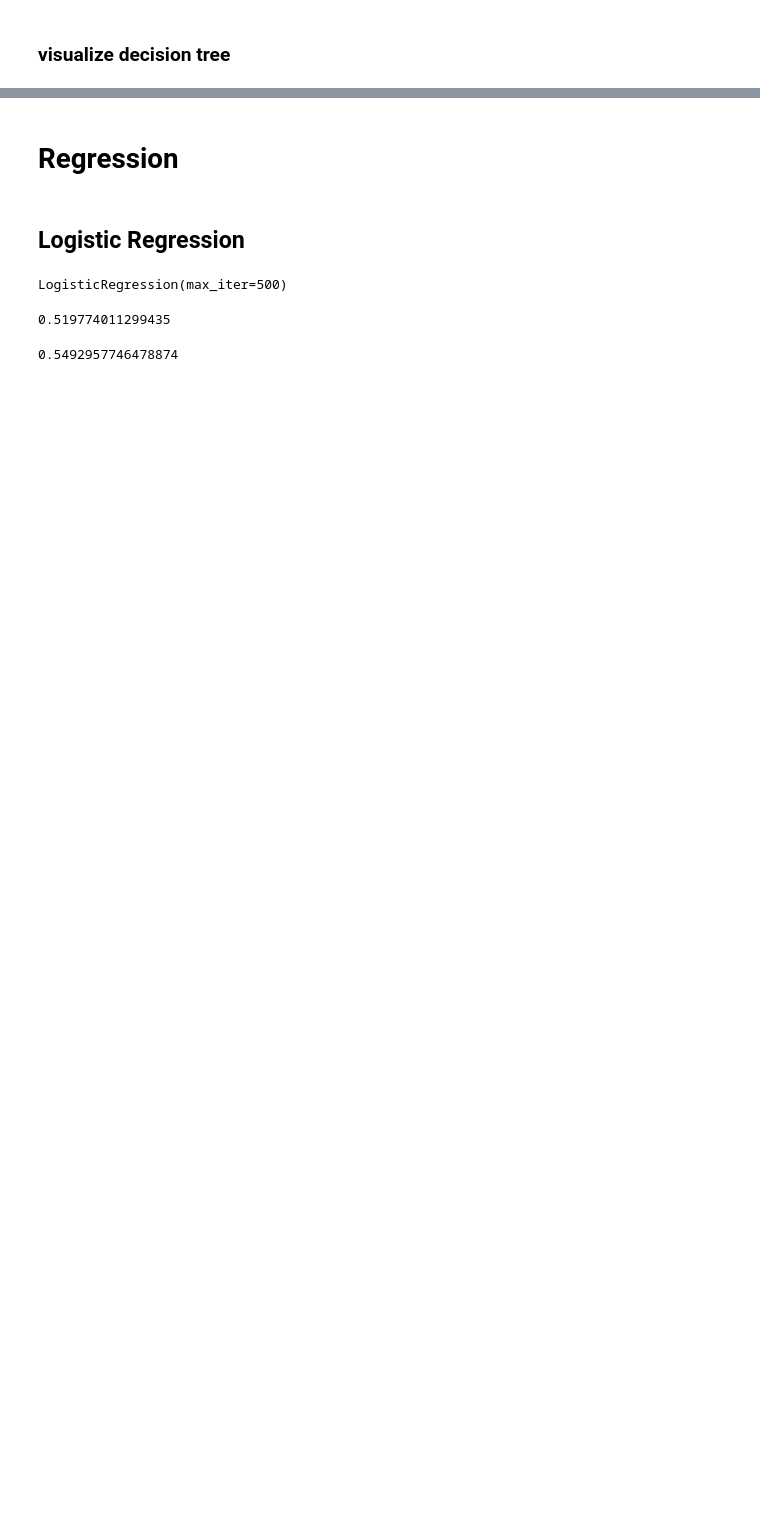
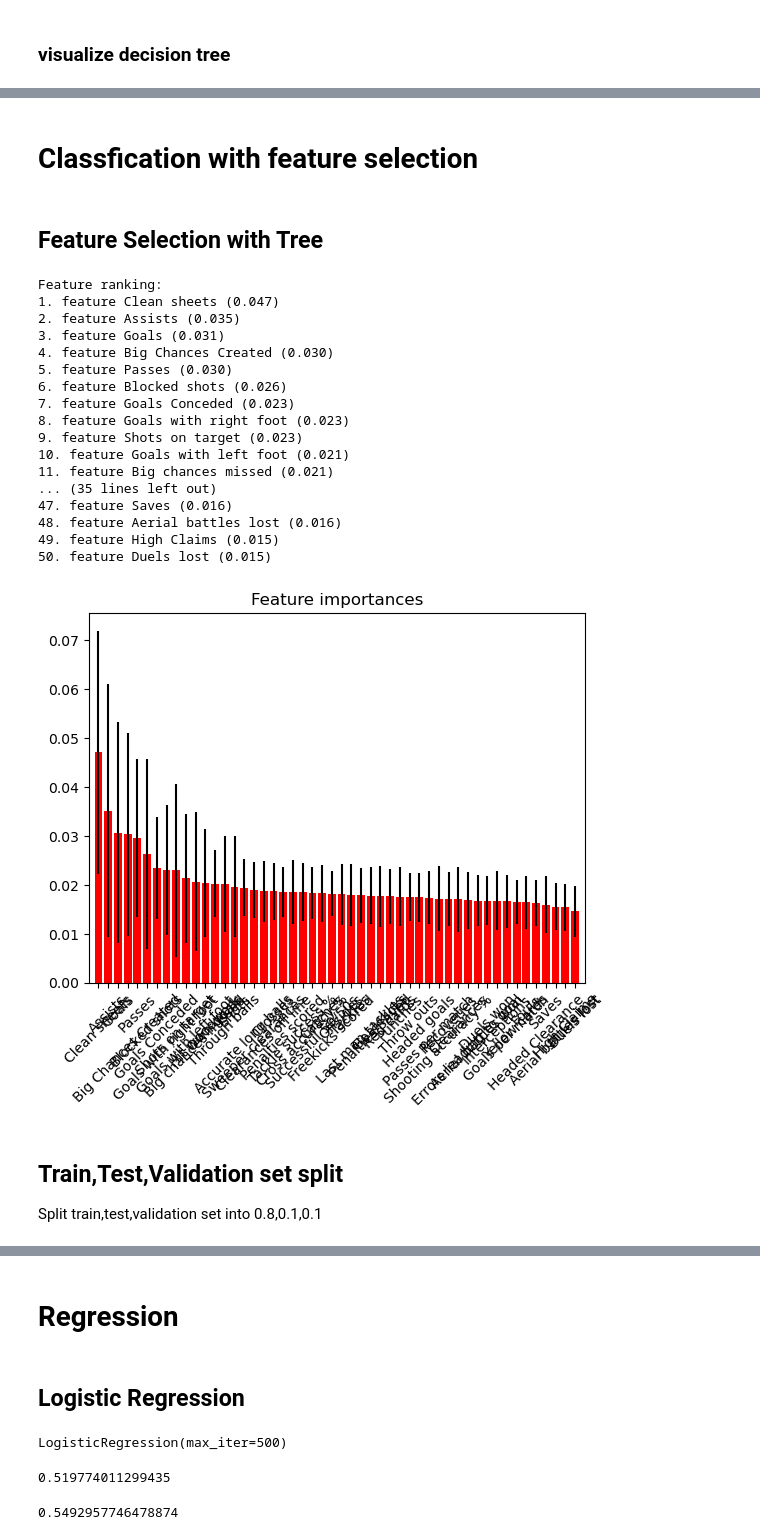
Before and after one commit to ho7221/ML_term_project, a Jupyter notebook: rhj_attempt_AIO.ipynb, the cells around one changed output, grey strips where cells are left out. Drawn from its saved outputs; the diff is of its cells as text; code cells hidden in the pictures; blank space fills up the shorter version.

```diff
--- a/rhj_attempt_AIO.ipynb
+++ b/rhj_attempt_AIO.ipynb
@@ -219,0 +237,55 @@ ModuleNotFoundError: No module named 'graphviz'
+# %% [markdown]
+# Classfication with feature selection
+# %%
+data=pd.read_csv('Data/Dataset.csv').drop(['Unnamed: 0'],axis=1).sort_values(by=['MatchID'])
+df_home=data.filter(regex='home').rename(columns=lambda x:x.replace('_home',''))
+df_away=data.filter(regex='away').rename(columns=lambda x:x.replace('_away',''))
+df_diff=df_home-df_away
+cond=[(df_diff['Score']<0),(df_diff['Score']==0),(df_diff['Score']>0)]
+val=['Away','Draw','Home']
+df_diff['Result']=np.select(cond,val)
+df_diff=df_diff.drop(columns=['Score'])
+X=df_diff.iloc[:,:-1]
+y=df_diff.iloc[:,-1:].values.ravel()
+# %% [markdown]
+## Feature Selection with Tree
+# %%
+forest=RandomForestClassifier()
+forest.fit(X,y)
+importances = forest.feature_importances_
+std = np.std([tree.feature_importances_ for tree in forest.estimators_], axis=0)
+indices = np.argsort(importances)[::-1]
+
+# Print the feature ranking
+print("Feature ranking:")
+
+for f in range(X.shape[1]):
+    print("{}. feature {} ({:.3f})".format(f + 1, X.columns[indices][f], importances[indices[f]]))
+
+# Plot the impurity-based feature importances of the forest
+plt.figure()
+plt.title("Feature importances")
+plt.bar(range(X.shape[1]), importances[indices],
+        color="r", yerr=std[indices], align="center")
+plt.xticks(range(X.shape[1]), X.columns[indices], rotation=45)
+plt.xlim([-1, X.shape[1]])
+plt.show()
+# %% [output]
+Feature ranking:
+1. feature Clean sheets (0.047)
+2. feature Assists (0.035)
+3. feature Goals (0.031)
+4. feature Big Chances Created (0.030)
+5. feature Passes (0.030)
+6. feature Blocked shots (0.026)
+7. feature Goals Conceded (0.023)
+8. feature Goals with right foot (0.023)
+9. feature Shots on target (0.023)
+10. feature Goals with left foot (0.021)
+11. feature Big chances missed (0.021)
+... (35 lines left out)
+47. feature Saves (0.016)
+48. feature Aerial battles lost (0.016)
+49. feature High Claims (0.015)
+50. feature Duels lost (0.015)
+[figure, added]
@@ -219,0 +294,3 @@ ModuleNotFoundError: No module named 'graphviz'
+# %% [markdown]
+## Train,Test,Validation set split
+Split train,test,validation set into 0.8,0.1,0.1
```
Also changed, not shown: parts of 30 cells of this notebook.
